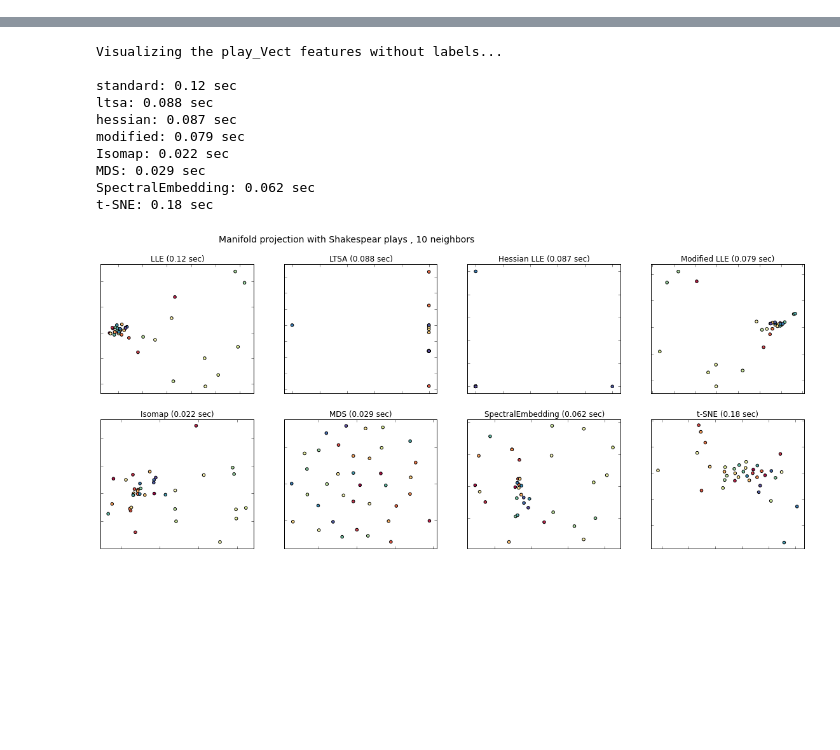
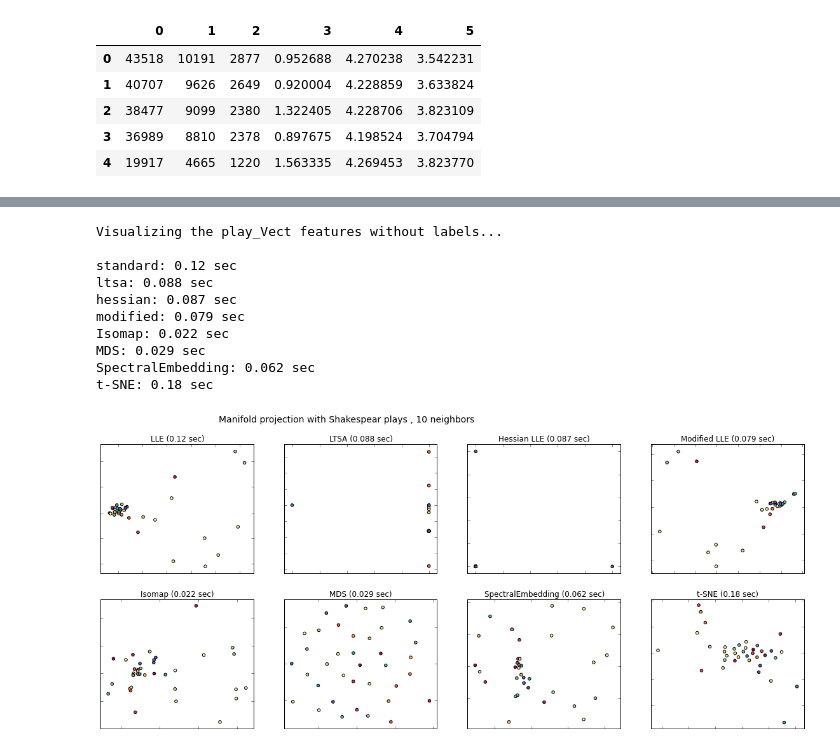
Before and after one commit to dingchaoz/machine_learning, a Jupyter notebook: HW4/Manifold_Visualize_Features_Plays.ipynb, the cells around one changed output, grey strips where cells are left out. Saved outputs shown, nothing was run; the diff lists cells and outputs as text; code cells hidden in the pictures; blank space fills up the shorter version.

```diff
--- a/HW4/Manifold_Visualize_Features_Plays.ipynb
+++ b/HW4/Manifold_Visualize_Features_Plays.ipynb
@@ -166,3 +166,13 @@ def manifold_projection(X,L=None, n_neighbors = 10,n_components = 2):
     plt.axis('tight')
 
     plt.show()
+# %%
+act_Readability = pd.read_csv('Readability_Features/Act_Readability_Feature.txt',sep=',',header = None)
+act_Readability.head(n=5)
+# %% [output]
+|  | 0 | 1 | 2 | 3 | 4 | 5 |
+| 0 | 43518 | 10191 | 2877 | 0.952688 | 4.270238 | 3.542231 |
+| 1 | 40707 | 9626 | 2649 | 0.920004 | 4.228859 | 3.633824 |
+| 2 | 38477 | 9099 | 2380 | 1.322405 | 4.228706 | 3.823109 |
+| 3 | 36989 | 8810 | 2378 | 0.897675 | 4.198524 | 3.704794 |
+| 4 | 19917 | 4665 | 1220 | 1.563335 | 4.269453 | 3.823770 |
```
Also changed, not shown: parts of 3 cells of this notebook.
